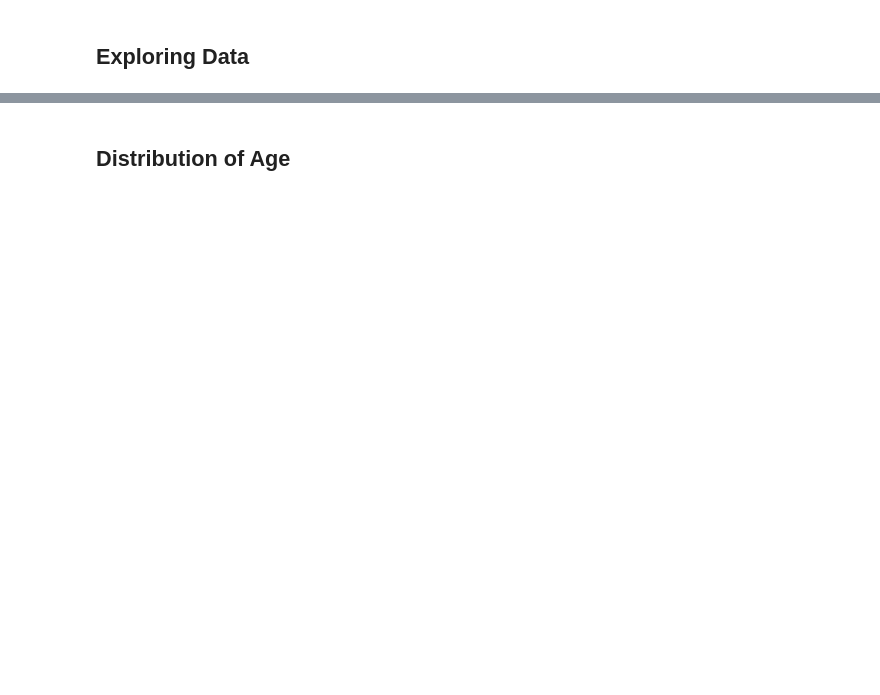
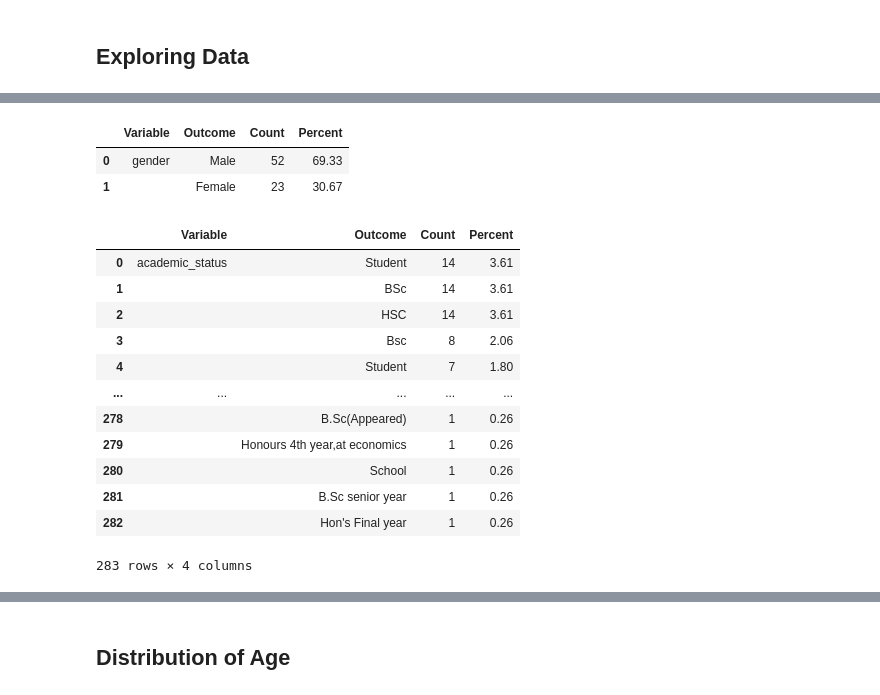
Before and after one commit to chiralbd/Antibiotics-Registance, a Jupyter notebook: code/Analyzing Questionnaire.ipynb, the cells around one changed output, grey strips where cells are left out. Saved outputs shown, nothing was run; the diff lists cells and outputs as text; code cells hidden in the pictures; blank space fills up the shorter version.

```diff
--- a/code/Analyzing Questionnaire.ipynb
+++ b/code/Analyzing Questionnaire.ipynb
@@ -39,0 +84,24 @@ Index(['Timestamp', 'Age of Participant', 'Gender', 'Nationality',
+# %%
+# summary of gender
+rp.summary_cat(gradstd_df['gender'])
+# %% [output]
+|  | Variable | Outcome | Count | Percent |
+| 0 | gender | Male | 52 | 69.33 |
+| 1 |  | Female | 23 | 30.67 |
+# %%
+# summary of academic status
+rp.summary_cat(gradstd_df['academic_status'])
+# %% [output]
+|  | Variable | Outcome | Count | Percent |
+| 0 | academic_status | Student | 14 | 3.61 |
+| 1 |  | BSc | 14 | 3.61 |
+| 2 |  | HSC | 14 | 3.61 |
+| 3 |  | Bsc | 8 | 2.06 |
+| 4 |  | Student | 7 | 1.80 |
+| ... | ... | ... | ... | ... |
+| 278 |  | B.Sc(Appeared) | 1 | 0.26 |
+| 279 |  | Honours 4th year,at economics | 1 | 0.26 |
+| 280 |  | School | 1 | 0.26 |
+| 281 |  | B.Sc senior year | 1 | 0.26 |
+| 282 |  | Hon's Final year | 1 | 0.26 |
+283 rows × 4 columns
```
Also changed, not shown: parts of 112 cells of this notebook, 12 other files.
